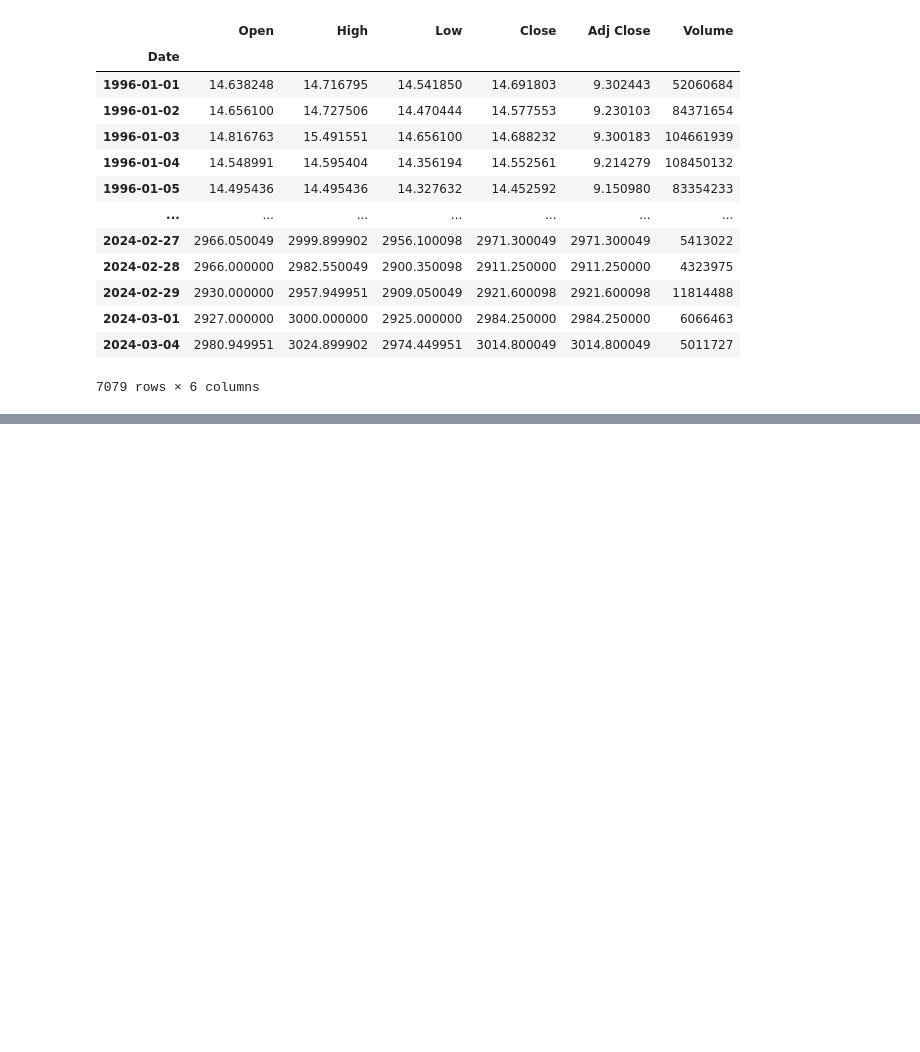
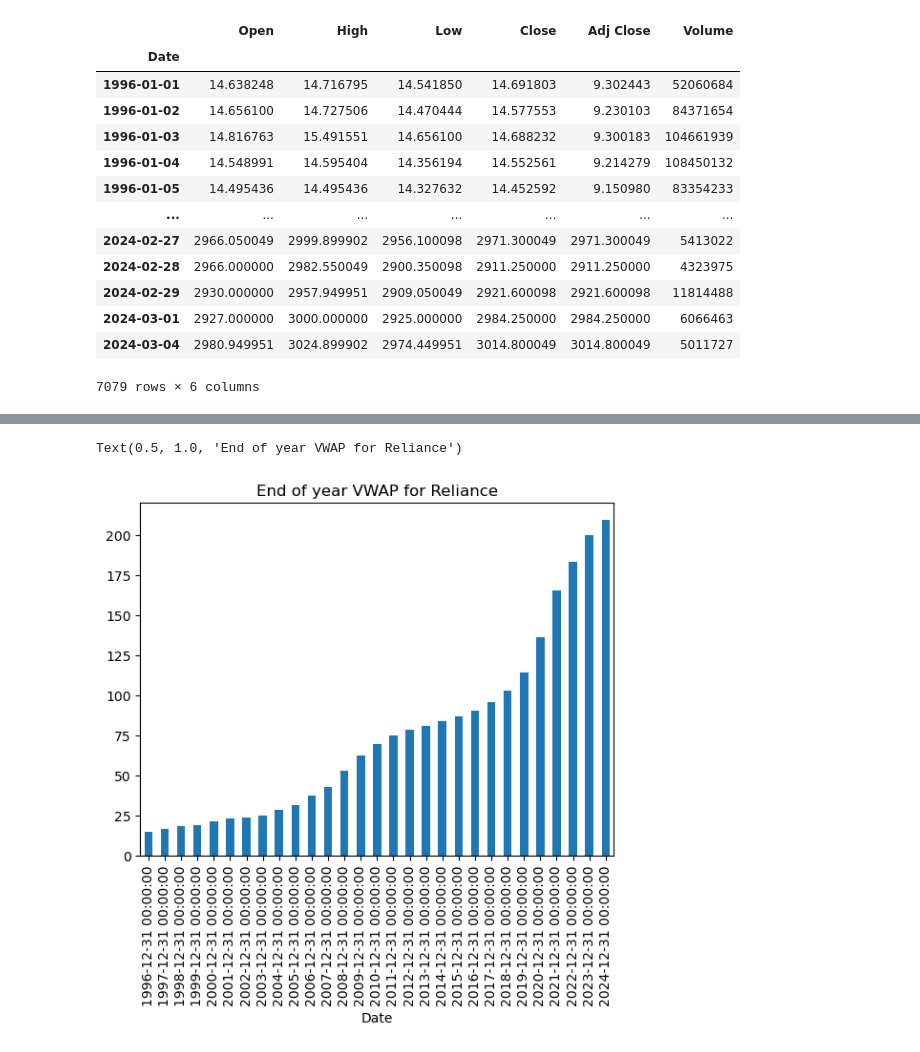
Before and after one commit to HP3-16/time-series-stocks, a Jupyter notebook: main_update_v1.ipynb, the cells around one changed output, grey strips where cells are left out. Saved outputs shown, nothing was run; the diff lists cells and outputs as text; code cells hidden in the pictures; blank space fills up the shorter version.

```diff
--- a/main_update_v1.ipynb
+++ b/main_update_v1.ipynb
@@ -94,0 +105,6 @@ ax.set_title('High v/s Low', fontsize=24);
+# %%
+df['VWAP'].resample('A').mean().plot(kind='bar')
+plt.title('End of year VWAP for Reliance')
+# %% [output]
+Text(0.5, 1.0, 'End of year VWAP for Reliance')
+[figure, added]
```
Also changed, not shown: parts of 7 cells of this notebook.
